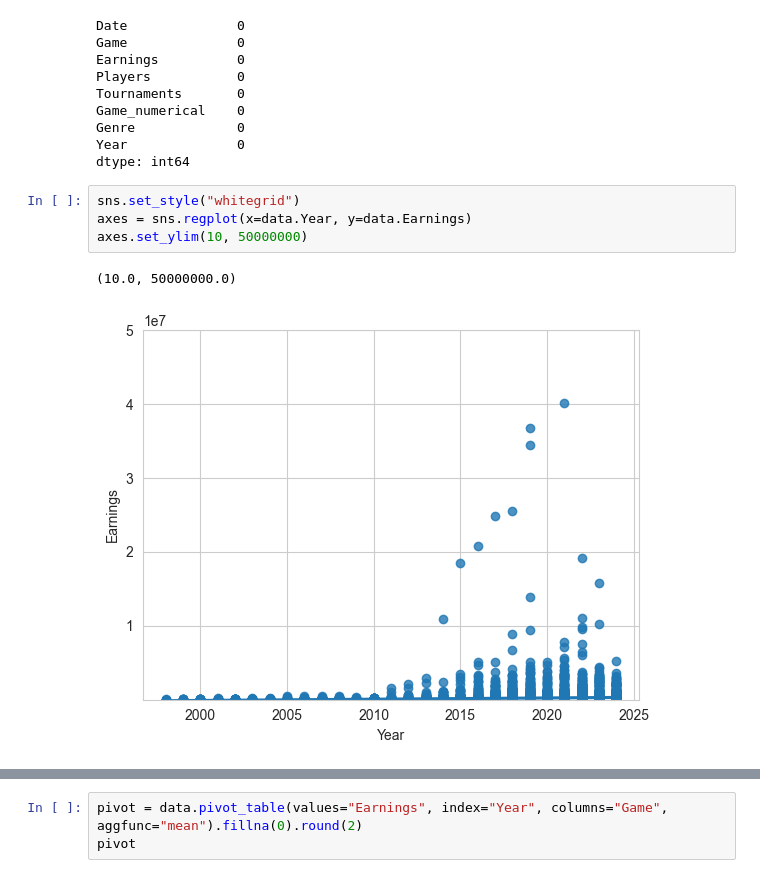
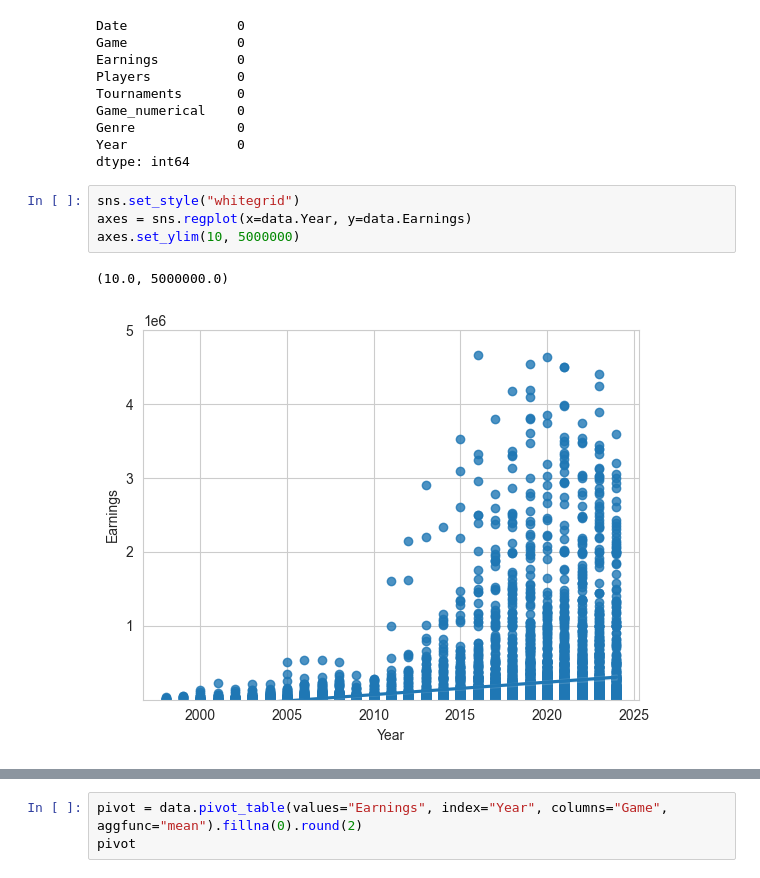
Before and after one commit to AndreasL85/pyprojektarbete, a Jupyter notebook: esports.ipynb, the cells around one changed output, grey strips where cells are left out. Cells and saved outputs as stored; diff of their text form.

```diff
--- a/esports.ipynb
+++ b/esports.ipynb
@@ -127,10 +118,10 @@ dtype: int64
 # %%
 sns.set_style("whitegrid")
 axes = sns.regplot(x=data.Year, y=data.Earnings)
-axes.set_ylim(10, 50000000)
+axes.set_ylim(10, 5000000)
 # %% [output]
-(10.0, 50000000.0)
+(10.0, 5000000.0)
-[figure, old version]
+[figure, new version]
 # %%
 data["YearMonth"] = data["Date"].dt.strftime("%Y-%m")
 plt.figure(figsize=(30, 15))
```
Also changed, not shown: parts of 16 cells of this notebook.
